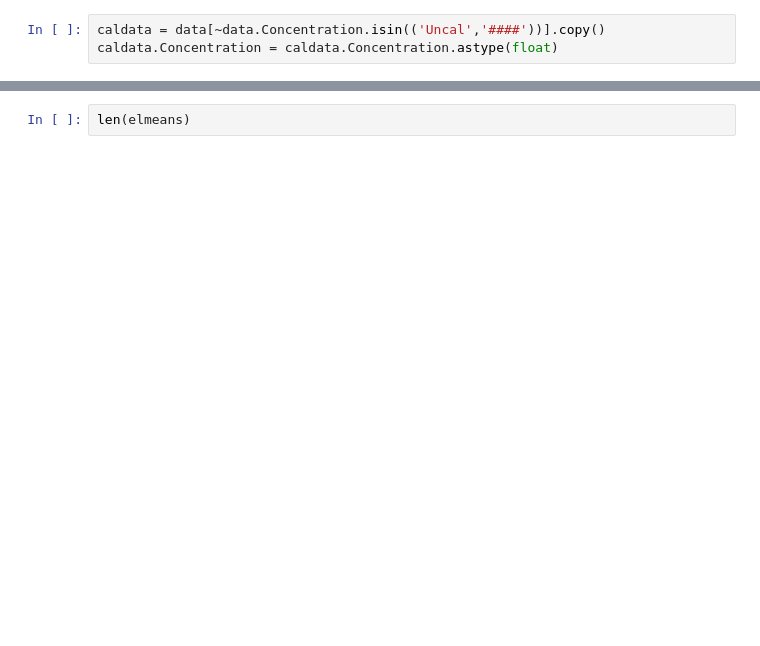
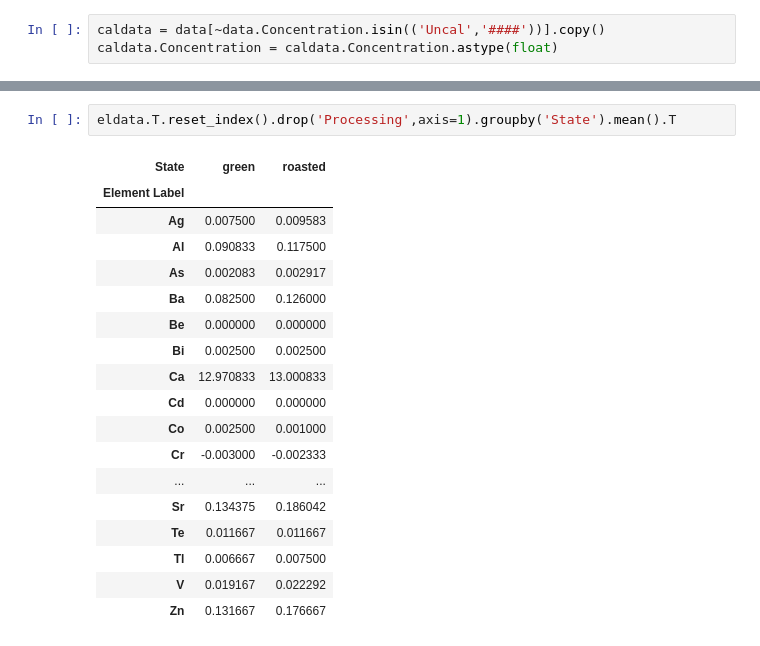
Before and after one commit to AgentschapPlantentuinMeise/MeiseCSI, a Jupyter notebook: notebooks/element_analysis.ipynb, the cells around one changed output, grey strips where cells are left out. Cells and saved outputs as stored; diff of their text form; blank space fills up the shorter version.

```diff
--- a/notebooks/element_analysis.ipynb
+++ b/notebooks/element_analysis.ipynb
@@ -28,2 +108,21 @@ print(
 # %%
-len(elmeans)
+eldata.T.reset_index().drop('Processing',axis=1).groupby('State').mean().T
+# %% [output]
+| State | green | roasted |
+| Element Label |  |  |
+| Ag | 0.007500 | 0.009583 |
+| Al | 0.090833 | 0.117500 |
+| As | 0.002083 | 0.002917 |
+| Ba | 0.082500 | 0.126000 |
+| Be | 0.000000 | 0.000000 |
+| Bi | 0.002500 | 0.002500 |
+| Ca | 12.970833 | 13.000833 |
+| Cd | 0.000000 | 0.000000 |
+| Co | 0.002500 | 0.001000 |
+| Cr | -0.003000 | -0.002333 |
+| ... | ... | ... |
+| Sr | 0.134375 | 0.186042 |
+| Te | 0.011667 | 0.011667 |
+| Tl | 0.006667 | 0.007500 |
+| V | 0.019167 | 0.022292 |
+| Zn | 0.131667 | 0.176667 |
```
Also changed, not shown: parts of 11 cells of this notebook, 6 other files.
